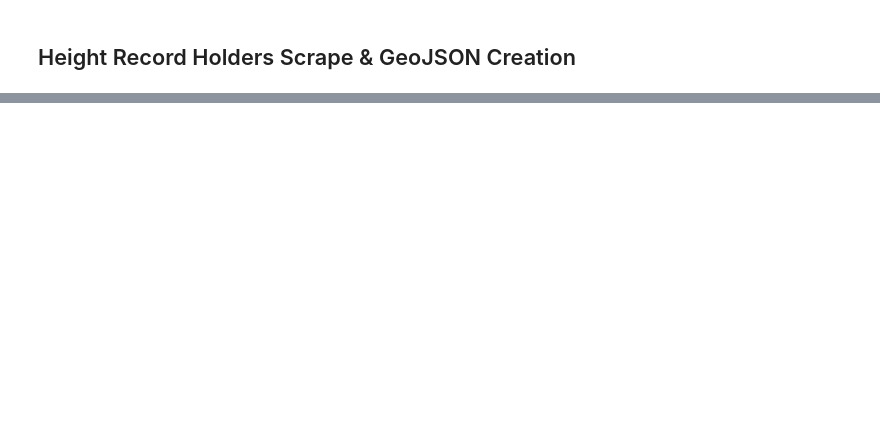
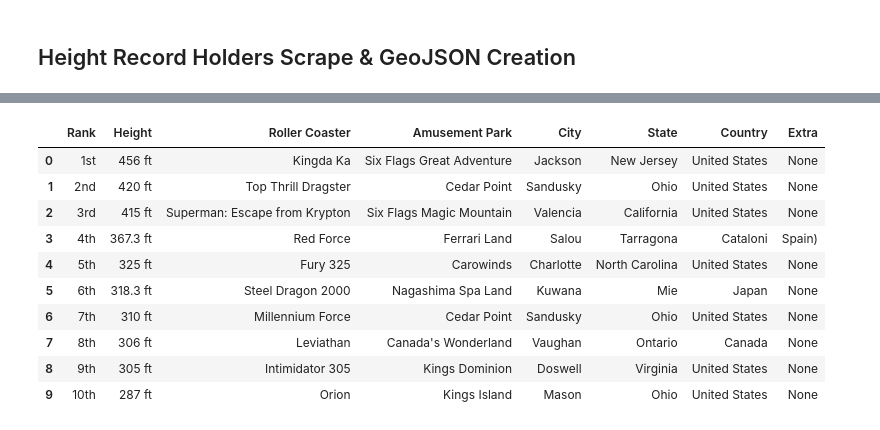
Before and after one commit to MorgaineB/Project2, a Jupyter notebook: WebScraping/Records_Scrape.ipynb, the cells around one changed output, grey strips where cells are left out. Saved outputs shown, nothing was run; the diff lists cells and outputs as text; code cells hidden in the pictures; blank space fills up the shorter version.

```diff
--- a/WebScraping/Records_Scrape.ipynb
+++ b/WebScraping/Records_Scrape.ipynb
@@ -247,0 +334,16 @@ speed_records.to_file("geojsons/speed_records.geojson", driver='GeoJSON')
+# %%
+#Remove ) from Country
+height_record['Country'] = height_record['Country'].str[:-1]
+height_record
+# %% [output]
+|  | Rank | Height | Roller Coaster | Amusement Park | City | State | Country | Extra |
+| 0 | 1st | 456 ft | Kingda Ka | Six Flags Great Adventure | Jackson | New Jersey | United States | None |
+| 1 | 2nd | 420 ft | Top Thrill Dragster | Cedar Point | Sandusky | Ohio | United States | None |
+| 2 | 3rd | 415 ft | Superman: Escape from Krypton | Six Flags Magic Mountain | Valencia | California | United States | None |
+| 3 | 4th | 367.3 ft | Red Force | Ferrari Land | Salou | Tarragona | Cataloni | Spain) |
+| 4 | 5th | 325 ft | Fury 325 | Carowinds | Charlotte | North Carolina | United States | None |
+| 5 | 6th | 318.3 ft | Steel Dragon 2000 | Nagashima Spa Land | Kuwana | Mie | Japan | None |
+| 6 | 7th | 310 ft | Millennium Force | Cedar Point | Sandusky | Ohio | United States | None |
+| 7 | 8th | 306 ft | Leviathan | Canada's Wonderland | Vaughan | Ontario | Canada | None |
+| 8 | 9th | 305 ft | Intimidator 305 | Kings Dominion | Doswell | Virginia | United States | None |
+| 9 | 10th | 287 ft | Orion | Kings Island | Mason | Ohio | United States | None |
```
Also changed, not shown: parts of 12 cells of this notebook, 1 other file.
